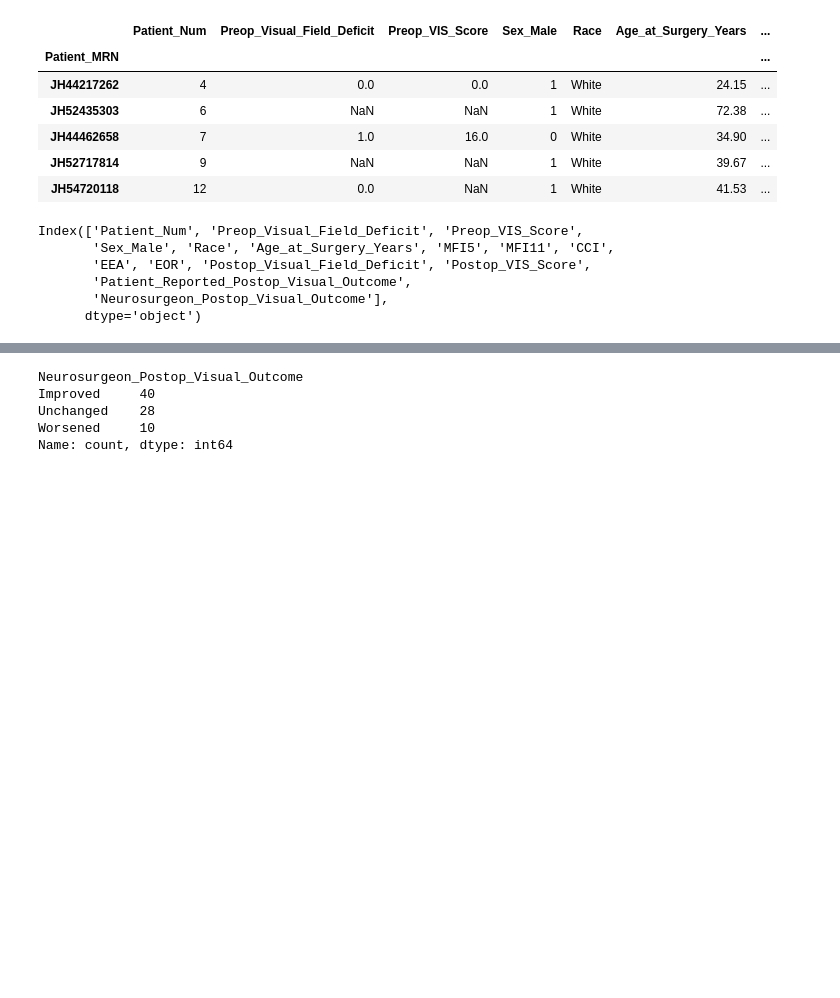
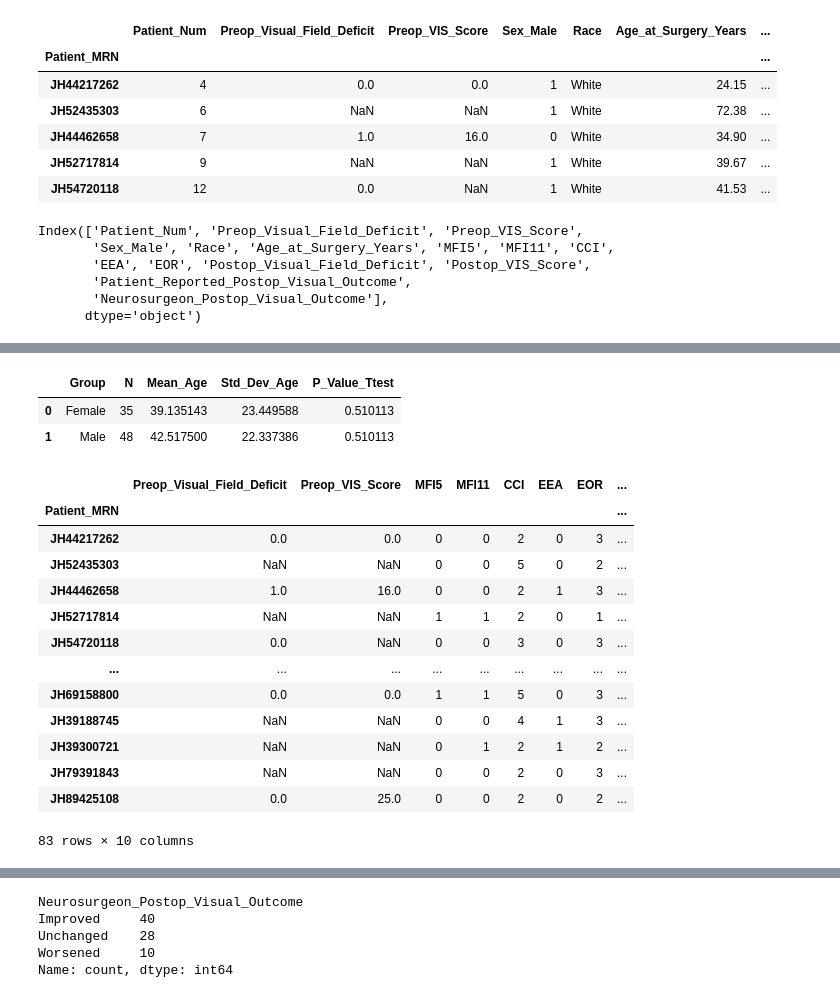
Before and after one commit to ygrepo/Craniopharyngiomas_Image_Segmentation, a Jupyter notebook: notebooks/vision_data.ipynb, the cells around one changed output, grey strips where cells are left out. Saved outputs shown, nothing was run; the diff lists cells and outputs as text; code cells hidden in the pictures; blank space fills up the shorter version.

Commit message:
Stats

```diff
--- a/notebooks/vision_data.ipynb
+++ b/notebooks/vision_data.ipynb
@@ -48,0 +54,52 @@ Name: Sex_Male, dtype: float64
+# %%
+
+# 1. Calculate Descriptive Statistics
+# Group by Sex (0=Female, 1=Male) and calculate Count, Mean, and Standard Deviation
+summary_df = df.groupby('Sex_Male')['Age_at_Surgery_Years'].agg(['count', 'mean', 'std']).reset_index()
+
+# Map 0/1 to Female/Male for clarity
+summary_df['Group'] = summary_df['Sex_Male'].map({0: 'Female', 1: 'Male'})
+
+# Rename columns for the final report
+summary_df = summary_df[['Group', 'count', 'mean', 'std']]
+summary_df.columns = ['Group', 'N', 'Mean_Age', 'Std_Dev_Age']
+
+# 2. Perform the T-Test
+male_ages = df[df['Sex_Male'] == 1]['Age_at_Surgery_Years']
+female_ages = df[df['Sex_Male'] == 0]['Age_at_Surgery_Years']
+
+# Calculate p-value (Welch's t-test)
+t_stat, p_val = stats.ttest_ind(male_ages, female_ages, equal_var=False)
+
+# 3. Add P-value to the DataFrame
+# We add the p-value to the dataframe (same value for both rows since it's one comparison)
+summary_df['P_Value_Ttest'] = p_val
+summary_df.to_csv('../output/metrics/age_sex_stats_summary.csv', index=False)
+summary_df
+# %% [output]
+|  | Group | N | Mean_Age | Std_Dev_Age | P_Value_Ttest |
+| 0 | Female | 35 | 39.135143 | 23.449588 | 0.510113 |
+| 1 | Male | 48 | 42.517500 | 22.337386 | 0.510113 |
+# %%
+cols= ['Preop_Visual_Field_Deficit', 'Preop_VIS_Score',
+       'MFI5', 'MFI11', 'CCI',
+       'EEA', 'EOR',
+       'Postop_Visual_Field_Deficit',
+       'Postop_VIS_Score',
+       'Neurosurgeon_Postop_Visual_Outcome']
+df[cols]
+# %% [output]
+|  | Preop_Visual_Field_Deficit | Preop_VIS_Score | MFI5 | MFI11 | CCI | EEA | EOR | ... |
+| Patient_MRN |  |  |  |  |  |  |  | ... |
+| JH44217262 | 0.0 | 0.0 | 0 | 0 | 2 | 0 | 3 | ... |
+| JH52435303 | NaN | NaN | 0 | 0 | 5 | 0 | 2 | ... |
+| JH44462658 | 1.0 | 16.0 | 0 | 0 | 2 | 1 | 3 | ... |
+| JH52717814 | NaN | NaN | 1 | 1 | 2 | 0 | 1 | ... |
+| JH54720118 | 0.0 | NaN | 0 | 0 | 3 | 0 | 3 | ... |
+| ... | ... | ... | ... | ... | ... | ... | ... | ... |
+| JH69158800 | 0.0 | 0.0 | 1 | 1 | 5 | 0 | 3 | ... |
+| JH39188745 | NaN | NaN | 0 | 0 | 4 | 1 | 3 | ... |
+| JH39300721 | NaN | NaN | 0 | 1 | 2 | 1 | 2 | ... |
+| JH79391843 | NaN | NaN | 0 | 0 | 2 | 0 | 3 | ... |
+| JH89425108 | 0.0 | 25.0 | 0 | 0 | 2 | 0 | 2 | ... |
+83 rows × 10 columns
```
Also changed, not shown: parts of 3 cells of this notebook.
